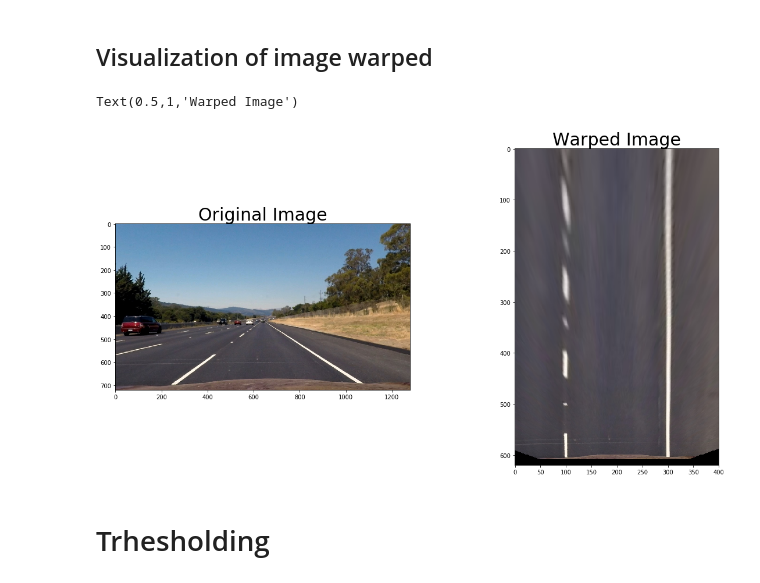
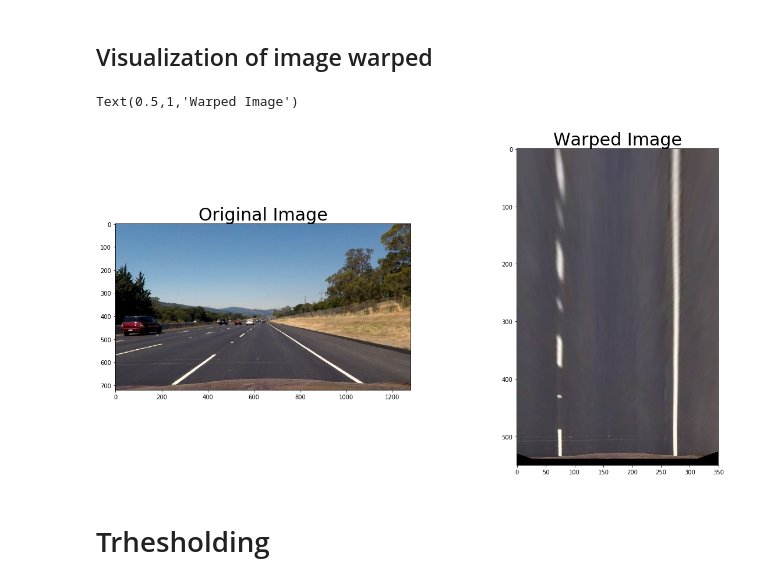
Before and after one commit to alexpm94/CarND-Advanced-Lane-Lines, a Jupyter notebook: Project2.ipynb, the cells around one changed output. Drawn from its saved outputs; the diff is of its cells as text; code cells hidden in the pictures.

```diff
--- a/Project2.ipynb
+++ b/Project2.ipynb
@@ -100,23 +100,23 @@ def warp(img, roi):
 # %%
 import matplotlib.image as mpimg
 
 #Get Perspective transform
 #Read image example
 img = mpimg.imread('./test_images/straight_lines2.jpg')
 #Undistort image
 undist_test = cv2.undistort(img, mtx, dist, None, mtx)
 #Choose roi to crop
-roi = (400,800,100,img.shape[0])
+roi = (425,775,170,img.shape[0])
 warped_im=warp(undist_test, roi)
 
 f, (ax1, ax2) = plt.subplots(1, 2, figsize=(20,10))
 ax1.imshow(undist_test)
 ax1.set_title('Original Image', fontsize=30)
 ax2.imshow(warped_im)
 ax2.set_title('Warped Image', fontsize=30)
 # %% [output]
 Text(0.5,1,'Warped Image')
-[figure, old version]
+[figure, new version]
 # %% [markdown]
 # Trhesholding
 # %%
```
Also changed, not shown: parts of 6 cells of this notebook.
